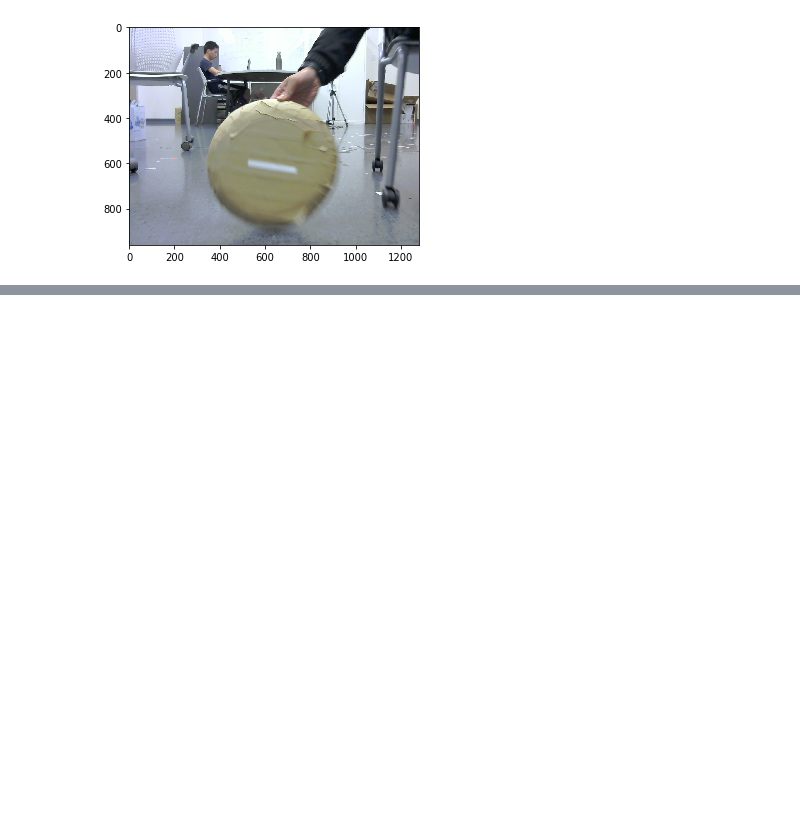
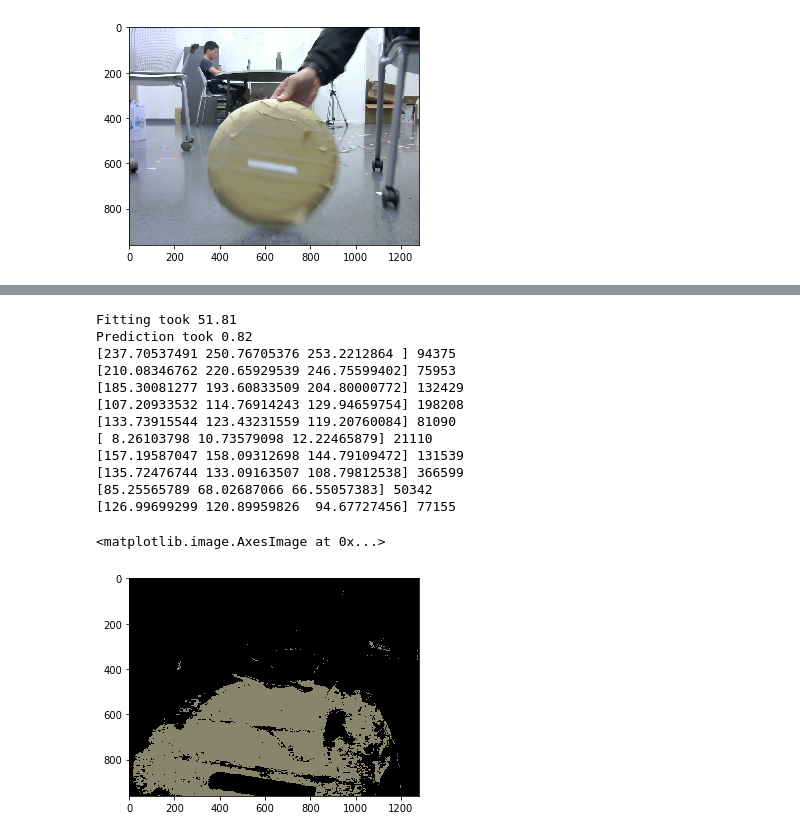
Before and after one commit to mykobob/RFID-Vision-Fusion, a Jupyter notebook: SegmentColor.ipynb, the cells around one changed output, grey strips where cells are left out. Drawn from its saved outputs; the diff is of its cells as text; code cells hidden in the pictures; blank space fills up the shorter version.

```diff
--- a/SegmentColor.ipynb
+++ b/SegmentColor.ipynb
@@ -96,0 +162,22 @@ k_means_segmentation(img, 8)
+# %%
+img = cv2.imread("./data/center_away/run_40.png")
+img = cv2.cvtColor(img, cv2.COLOR_BGR2RGB)
+lower_brown = (132, 125, 100)
+upper_brown = (142, 140, 115)
+clustered_img, labels = color_segmentation(img, 10)
+plt.imshow(find_pixels(clustered_img, lower_brown, upper_brown))
+# %% [output]
+Fitting took 51.81
+Prediction took 0.82
+[237.70537491 250.76705376 253.2212864 ] 94375
+[210.08346762 220.65929539 246.75599402] 75953
+[185.30081277 193.60833509 204.80000772] 132429
+[107.20933532 114.76914243 129.94659754] 198208
+[133.73915544 123.43231559 119.20760084] 81090
+[ 8.26103798 10.73579098 12.22465879] 21110
+[157.19587047 158.09312698 144.79109472] 131539
+[135.72476744 133.09163507 108.79812538] 366599
+[85.25565789 68.02687066 66.55057383] 50342
+[126.99699299 120.89959826  94.67727456] 77155
+<matplotlib.image.AxesImage at 0x...>
+[figure, added]
```
Also changed, not shown: parts of 10 cells of this notebook.
